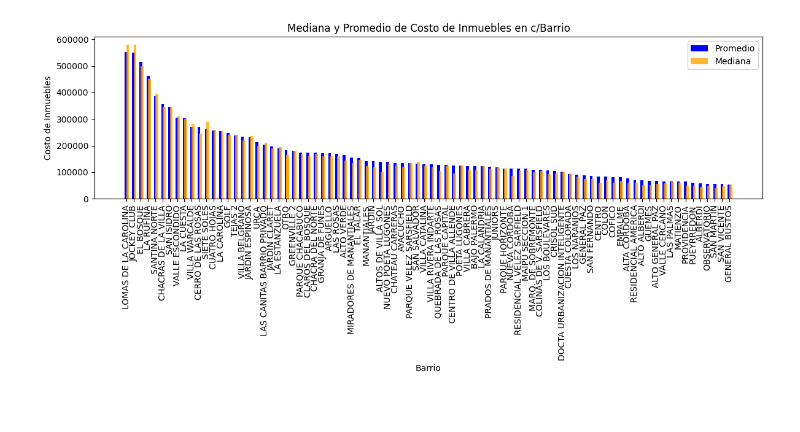
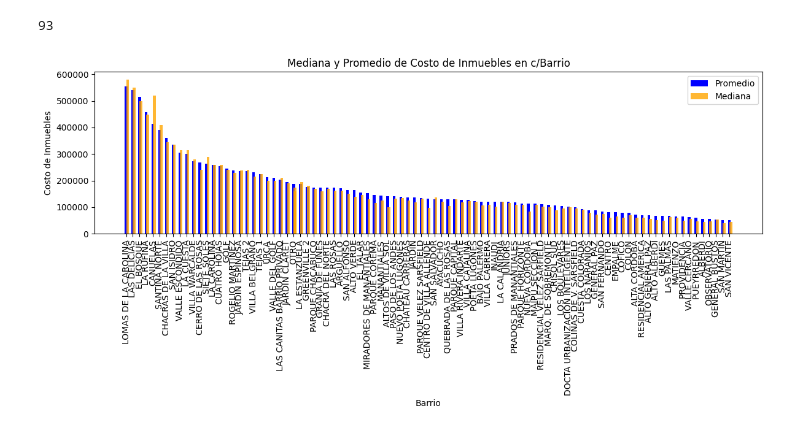
Before and after one commit to josecabralf/WebScraping, a Jupyter notebook: Pandas/LaVoz.ipynb, the cells around one changed output. Cells and saved outputs as stored; diff of their text form; code cells hidden in the pictures.

```diff
--- a/Pandas/LaVoz.ipynb
+++ b/Pandas/LaVoz.ipynb
@@ -56,8 +44,11 @@ filtro_TT = inmuebles["terrenoTotal"].between(inmuebles["terrenoTotal"].quantile
                                           inmuebles["terrenoTotal"].quantile(0.992))
 filtro_P = inmuebles["precioUSD"].between(inmuebles["precioUSD"].quantile(0.01179),
                                           inmuebles["precioUSD"].quantile(0.992))
+inmuebles_filt = inmuebles.loc[filtro_TT & filtro_P]
 
-inmuebles_filt = inmuebles.loc[filtro_TT & filtro_P]
+# Convert the 'fechaUltimaActualizacion' column to datetime objects
+inmuebles_filt['fechaUltimaActualizacion'] = pd.to_datetime(inmuebles_filt['fechaUltimaActualizacion'], errors='coerce', format='mixed', dayfirst=True)
+inmuebles_filt= inmuebles_filt[inmuebles_filt['fechaUltimaActualizacion'].dt.year == 2023]
 
 # FILTRADO DETALLADO TERRENOS
 filtro_TT = terrenos["terrenoTotal"].between(terrenos["terrenoTotal"].quantile(0.025),
@@ -145,23 +139,25 @@ guardarDF(resultados_ciudad, ruta_ciudades)
 # %%
 import matplotlib.pyplot as plt
 
 resultados_barrio_sorted = resultados_barrio.sort_values(by='Costo Prom', ascending=False)
-resultados_barrio_sorted = resultados_barrio_sorted.loc[resultados_barrio_sorted['Cant'] > 38]
+resultados_barrio_sorted = resultados_barrio_sorted.loc[resultados_barrio_sorted['Cant'] > 30]
 
 plt.figure(figsize=(12, 6))
 barrio_names = resultados_barrio_sorted['barrio']
+print(len(barrio_names))
 bar_width = 0.4
 
 plt.bar(barrio_names, resultados_barrio_sorted['Costo Prom'], width=bar_width, label='Promedio', color='blue')
 
 plt.bar(barrio_names, resultados_barrio_sorted['Costo Med'], width=bar_width, label='Mediana', color='orange', alpha=0.8, align='edge')
 
 plt.xticks(rotation=90)
 plt.xlabel('Barrio')
 plt.ylabel('Costo de Inmuebles')
 plt.title('Mediana y Promedio de Costo de Inmuebles en c/Barrio')
 plt.legend()
 plt.tight_layout()
 plt.show()
 # %% [output]
+93
-[figure, old version]
+[figure, new version]
```
Also changed, not shown: parts of 8 cells of this notebook, 14 other files.
